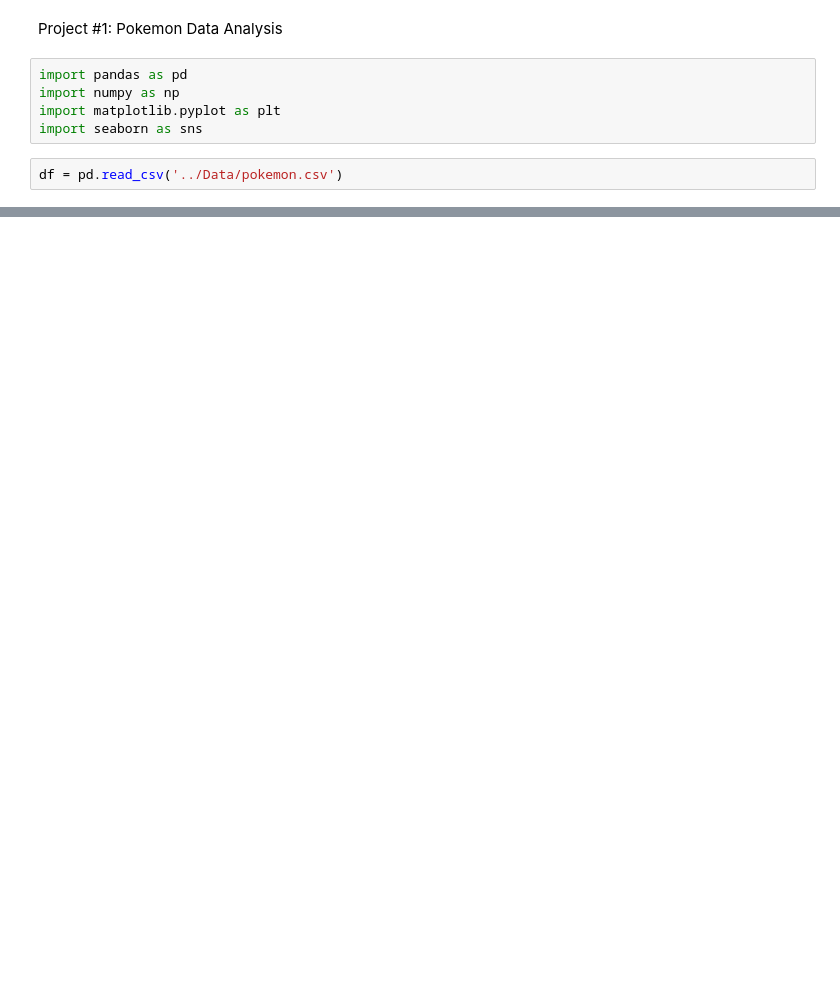
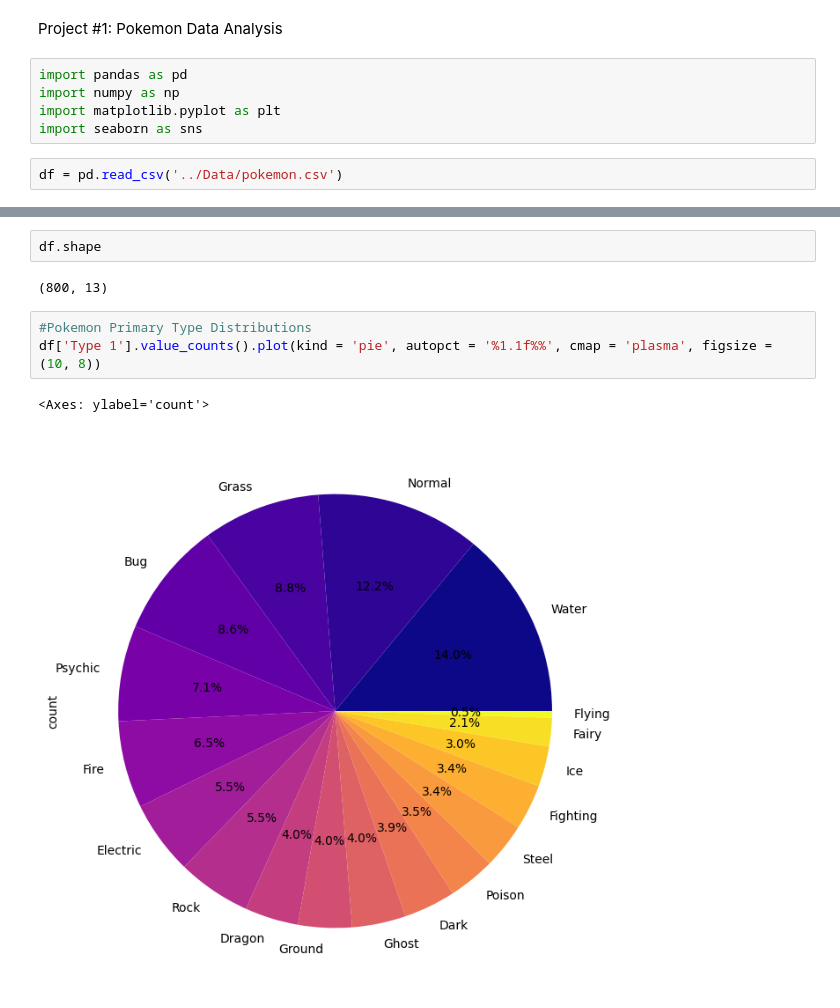
Before and after one commit to AgentXCross/PythonDS-ML, a Jupyter notebook: Projects/Notebooks/pokemon.ipynb, the cells around one changed output, grey strips where cells are left out. Cells and saved outputs as stored; diff of their text form; blank space fills up the shorter version.

```diff
--- a/Projects/Notebooks/pokemon.ipynb
+++ b/Projects/Notebooks/pokemon.ipynb
@@ -25,0 +62,10 @@ df
+# %%
+df.shape
+# %% [output]
+(800, 13)
+# %%
+#Pokemon Primary Type Distributions
+df['Type 1'].value_counts().plot(kind = 'pie', autopct = '%1.1f%%', cmap = 'plasma', figsize = (10, 8))
+# %% [output]
+<Axes: ylabel='count'>
+[figure, added]
```
Also changed, not shown: parts of 25 cells of this notebook.
